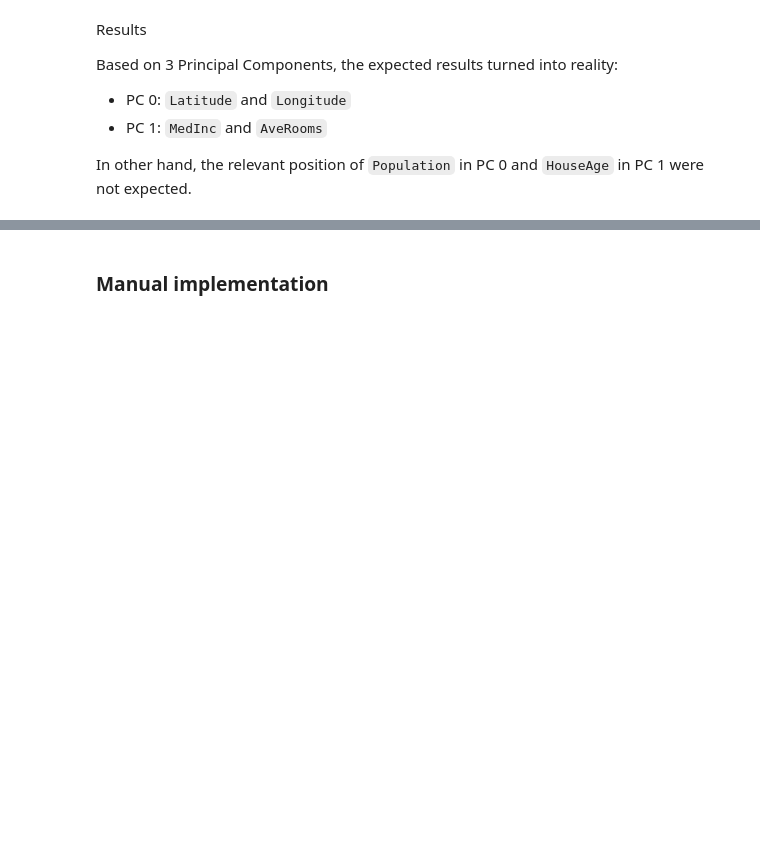
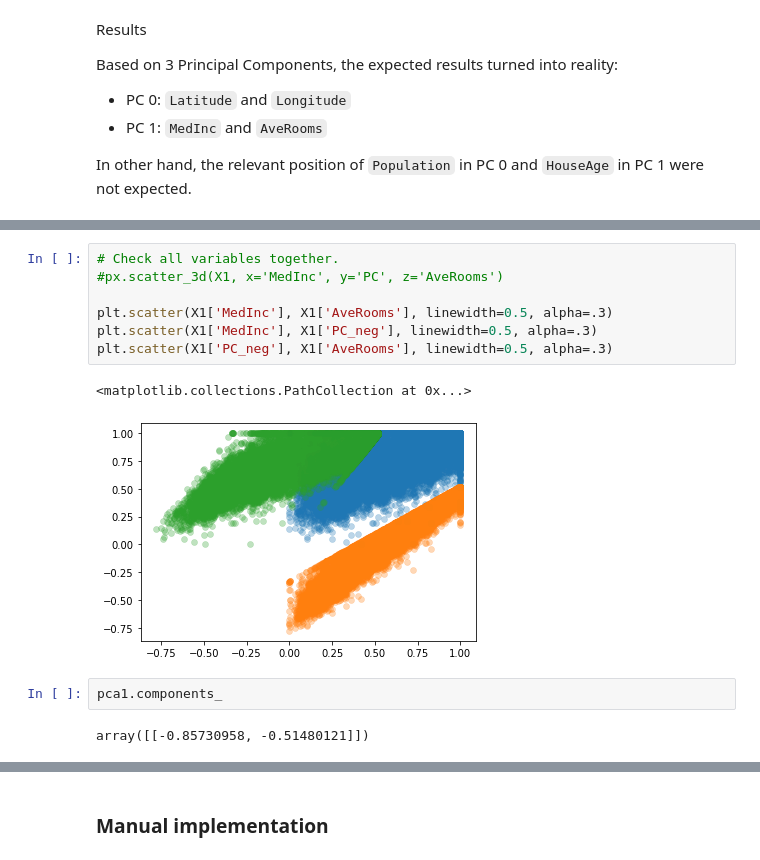
Before and after one commit to rknagao/studies, a Jupyter notebook: dimensionality_reduction/pca/pca.ipynb, the cells around one changed output, grey strips where cells are left out. Drawn from its saved outputs; the diff is of its cells as text; blank space fills up the shorter version.

```diff
--- a/dimensionality_reduction/pca/pca.ipynb
+++ b/dimensionality_reduction/pca/pca.ipynb
@@ -161,0 +267,14 @@ In other hand, the relevant position of `Population` in PC 0 and `HouseAge` in P
+# %%
+# Check all variables together.
+#px.scatter_3d(X1, x='MedInc', y='PC', z='AveRooms')
+
+plt.scatter(X1['MedInc'], X1['AveRooms'], linewidth=0.5, alpha=.3)
+plt.scatter(X1['MedInc'], X1['PC_neg'], linewidth=0.5, alpha=.3)
+plt.scatter(X1['PC_neg'], X1['AveRooms'], linewidth=0.5, alpha=.3)
+# %% [output]
+<matplotlib.collections.PathCollection at 0x...>
+[figure, added]
+# %%
+pca1.components_
+# %% [output]
+array([[-0.85730958, -0.51480121]])
```
Also changed, not shown: parts of 25 cells of this notebook.
